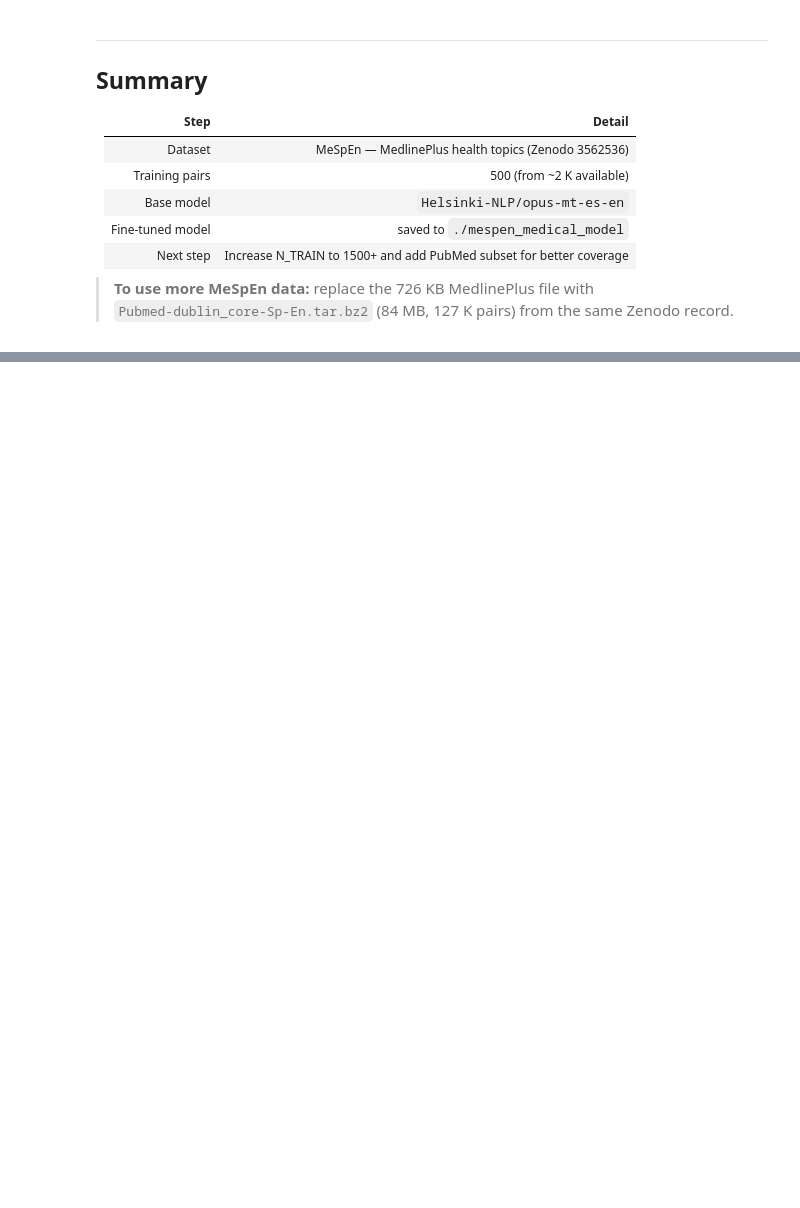
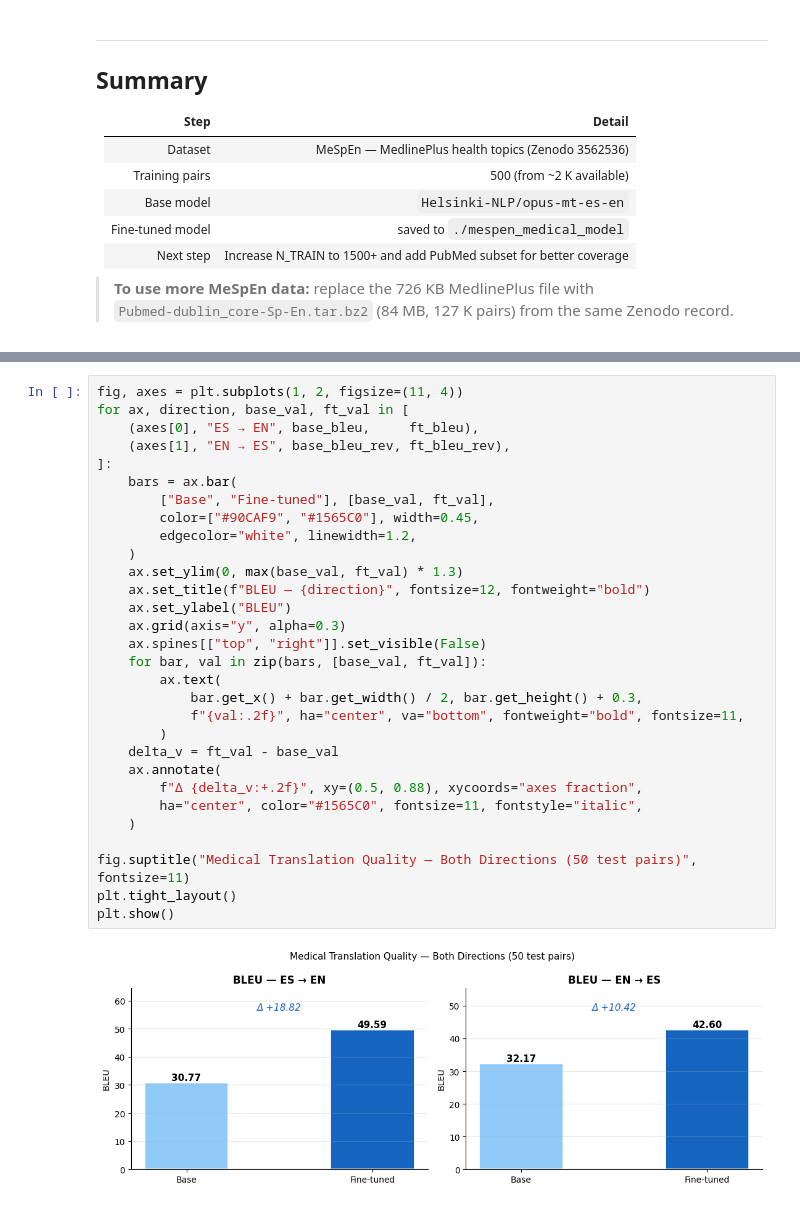
Before and after one commit to Gusgus127/Personalized-Translation-Engines, a Jupyter notebook: mespen-medical-finetune.ipynb, the cells around one changed output, grey strips where cells are left out. Cells and saved outputs as stored; diff of their text form; blank space fills up the shorter version.

Commit message:
bigger PubMed + both directions

```diff
--- a/mespen-medical-finetune.ipynb
+++ b/mespen-medical-finetune.ipynb
@@ -582,0 +870,32 @@ FT  : Fasting blood glucose levels were above normal.
+# %%
+fig, axes = plt.subplots(1, 2, figsize=(11, 4))
+for ax, direction, base_val, ft_val in [
+    (axes[0], "ES → EN", base_bleu,     ft_bleu),
+    (axes[1], "EN → ES", base_bleu_rev, ft_bleu_rev),
+]:
+    bars = ax.bar(
+        ["Base", "Fine-tuned"], [base_val, ft_val],
+        color=["#90CAF9", "#1565C0"], width=0.45,
+        edgecolor="white", linewidth=1.2,
+    )
+    ax.set_ylim(0, max(base_val, ft_val) * 1.3)
+    ax.set_title(f"BLEU — {direction}", fontsize=12, fontweight="bold")
+    ax.set_ylabel("BLEU")
+    ax.grid(axis="y", alpha=0.3)
+    ax.spines[["top", "right"]].set_visible(False)
+    for bar, val in zip(bars, [base_val, ft_val]):
+        ax.text(
+            bar.get_x() + bar.get_width() / 2, bar.get_height() + 0.3,
+            f"{val:.2f}", ha="center", va="bottom", fontweight="bold", fontsize=11,
+        )
+    delta_v = ft_val - base_val
+    ax.annotate(
+        f"Δ {delta_v:+.2f}", xy=(0.5, 0.88), xycoords="axes fraction",
+        ha="center", color="#1565C0", fontsize=11, fontstyle="italic",
+    )
+
+fig.suptitle("Medical Translation Quality — Both Directions (50 test pairs)", fontsize=11)
+plt.tight_layout()
+plt.show()
+# %% [output]
+[figure, added]
```
Also changed, not shown: parts of 31 cells of this notebook, 18 other files.
